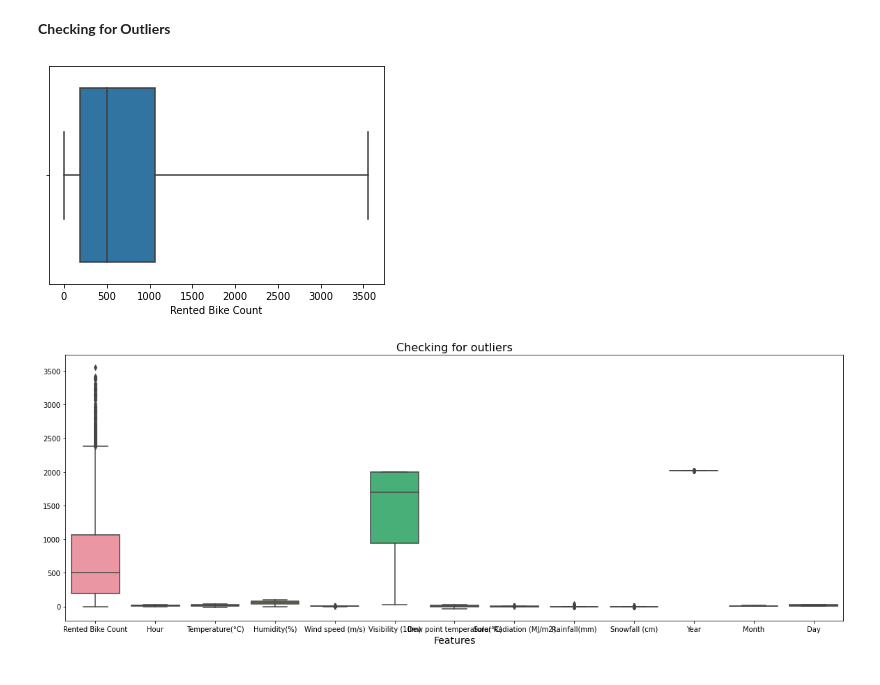
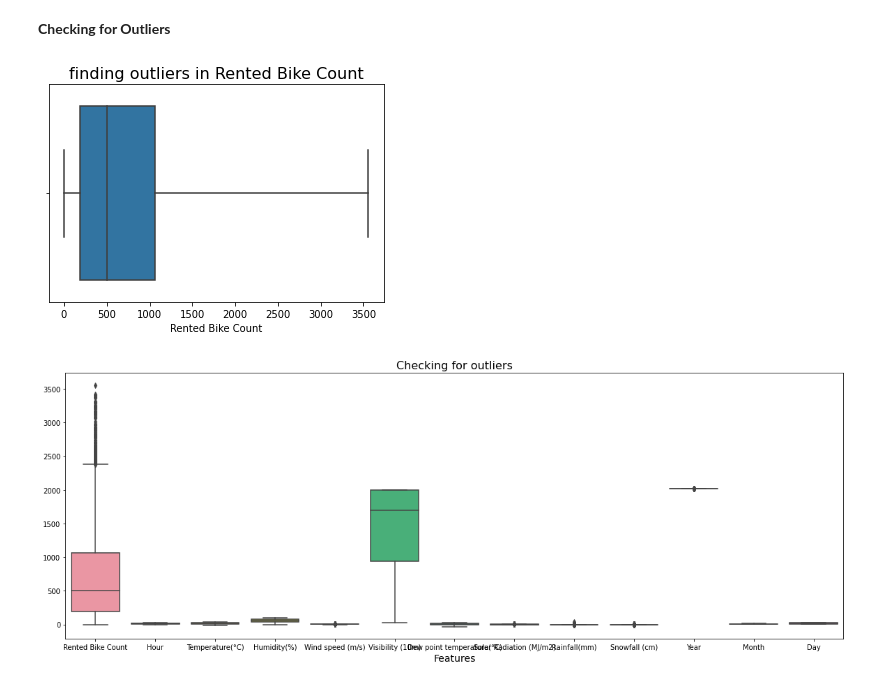
Before and after one commit to Narayan718/bike-rental-prediction, a Jupyter notebook: Bike_rental_prediction.ipynb, the cells around one changed output. Saved outputs shown, nothing was run; the diff lists cells and outputs as text; code cells hidden in the pictures.

```diff
--- a/Bike_rental_prediction.ipynb
+++ b/Bike_rental_prediction.ipynb
@@ -171,10 +175,10 @@ var_corr
 # %%
 #checking for outliers
 sns.boxplot(data=data, x='Rented Bike Count', whis=3)
-
+plt.title('finding outliers in Rented Bike Count', size=16)
 plt.show()
 # %% [output]
-[figure, old version]
+[figure, new version]
 # %%
 #checking for outliers
 plt.figure(figsize=(20,7))
```
Also changed, not shown: parts of 42 cells of this notebook.
